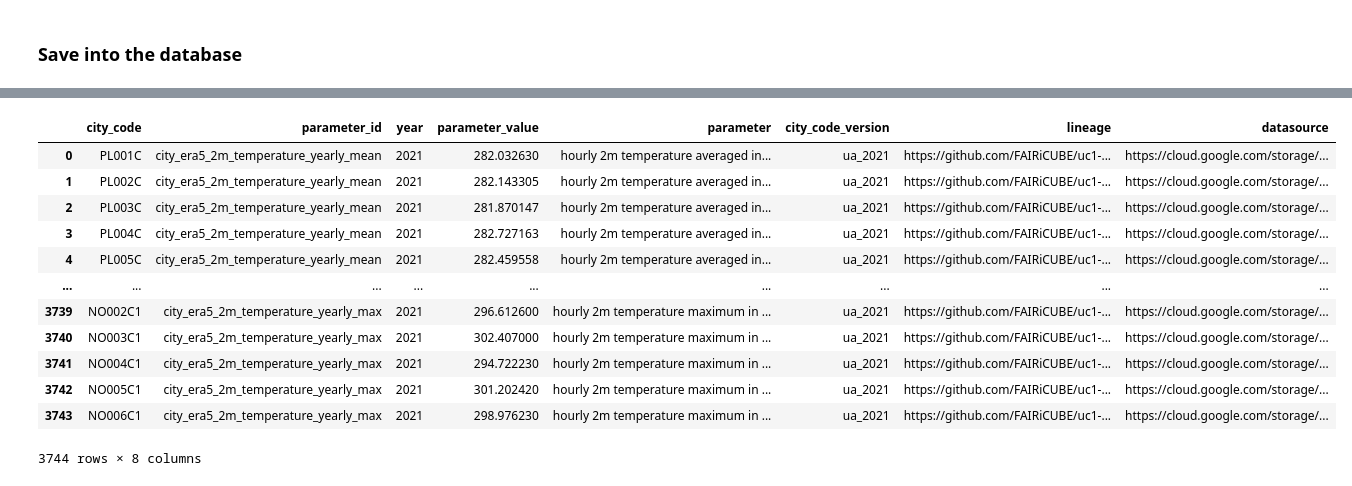
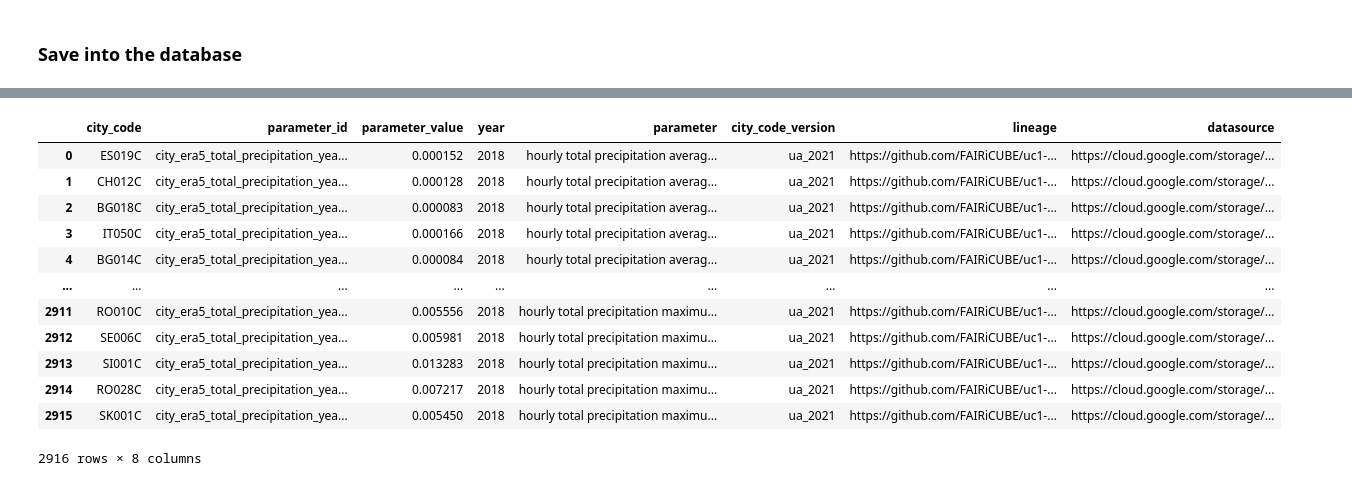
Before and after one commit to FAIRiCUBE/uc1-urban-climate, a Jupyter notebook: notebooks/dev/f04_climate_data/climate_indicators.ipynb, the cells around one changed output, grey strips where cells are left out. Cells and saved outputs as stored; diff of their text form; code cells hidden in the pictures.

```diff
--- a/notebooks/dev/f04_climate_data/climate_indicators.ipynb
+++ b/notebooks/dev/f04_climate_data/climate_indicators.ipynb
@@ -61,7 +68,7 @@ arco_era5 = xr.open_zarr(
     "toa_incident_solar_radiation",
     "total_cloud_cover",
     "total_column_water_vapour",
-    "total_precipitation",
+    # "total_precipitation",
     "type_of_high_vegetation",
     "type_of_low_vegetation",
     "u_component_of_wind",
@@ -513,7 +542,7 @@ tropical.to_sql(table_name, engine_postgresql, schema=schema_name, if_exists='ap
 # %% [markdown]
 ## Daily temperature stats
 # %%
-with performance_report(filename="temp_stats_2018.html"):
-    temp_stats = data_df.groupby('city')['2m_temperature'].agg(['mean', 'std', 'min', 'max'])
-    temp_stats_c = temp_stats.compute()
+with performance_report(filename="climate_stats_2018.html"):
+    climate_stats = data_df.groupby('city')[['2m_temperature', 'total_precipitation']].agg(['mean', 'std', 'min', 'max'])
+    climate_stats_c = climate_stats.compute()
 # %% [output]
@@ -526,2 +586,13 @@ temp_stats_c.to_csv('2m_temperature_2018_stats.csv')
 # %% [markdown]
 ### Save into the database
+# %%
+year = '2018'
+precipitation_stats = climate_stats_c[['total_precipitation']]
+precipitation_stats.columns = precipitation_stats.columns.droplevel(0)
+precipitation_stats.reset_index(inplace=True)
+precipitation_stats
+
+temperature_stats = climate_stats_c[['2m_temperature']]
+temperature_stats.columns = temperature_stats.columns.droplevel(0)
+temperature_stats.reset_index(inplace=True)
+temperature_stats
@@ -528,18 +615,17 @@ temp_stats_c.to_csv('2m_temperature_2018_stats.csv')
 # %%
-temp_stats = pd.read_csv('2m_temperature_2021_stats.csv')
 schema_name = 'cube'
-table_name = 'cu_city_era5_2m_temperature'
-temp_stats.rename(columns={'mean': 'parameter_value-city_era5_2m_temperature_yearly_mean',
-                     'std' : 'parameter_value-city_era5_2m_temperature_yearly_std',
-                     'min' : 'parameter_value-city_era5_2m_temperature_yearly_min',
-                     'max' : 'parameter_value-city_era5_2m_temperature_yearly_max',
+table_name = 'cu_city_era5_total_precipitation'
+precipitation_stats.rename(columns={'mean': 'parameter_value-city_era5_total_precipitation_yearly_mean',
+                     'std' : 'parameter_value-city_era5_total_precipitation_yearly_std',
+                     'min' : 'parameter_value-city_era5_total_precipitation_yearly_min',
+                     'max' : 'parameter_value-city_era5_total_precipitation_yearly_max',
                      'city' : 'city_code'}, inplace=True)
-temp_stats_long = pd.wide_to_long(temp_stats, stubnames='parameter_value',
+precipitation_stats_long = pd.wide_to_long(precipitation_stats, stubnames='parameter_value',
                                   i='city_code',
                                   j='parameter_id',
                                   sep='-',
-                                  suffix='(city_era5_2m_temperature_yearly_[A-z]*)')
-temp_stats_long.reset_index(inplace=True)
+                                  suffix='(city_era5_total_precipitation_yearly_[A-z]*)')
+precipitation_stats_long.reset_index(inplace=True)
 ##################################
 ## cu_* tables mandatory columns:
 # city_code,
@@ -551,14 +637,14 @@ temp_stats_long.reset_index(inplace=True)
 # lineage,
 # datasource
 
-temp_stats_long['year'] = year
-temp_stats_long['parameter'] = temp_stats_long['parameter_id']
-temp_stats_long.loc[temp_stats_long['parameter_id'] == 'city_era5_2m_temperature_yearly_mean', 'parameter'] ='hourly 2m temperature averaged in city over one year, based on 5th gen. ECMWF Atmospheric Reanalysis model'
-temp_stats_long.loc[temp_stats_long['parameter_id'] == 'city_era5_2m_temperature_yearly_std', 'parameter'] = 'hourly 2m temperature standard deviation in city over one year, based on 5th gen. ECMWF Atmospheric Reanalysis model'
-temp_stats_long.loc[temp_stats_long['parameter_id'] == 'city_era5_2m_temperature_yearly_min', 'parameter'] = 'hourly 2m temperature minimum in city within one year, based on 5th gen. ECMWF Atmospheric Reanalysis model'
-temp_stats_long.loc[temp_stats_long['parameter_id'] == 'city_era5_2m_temperature_yearly_max', 'parameter'] = 'hourly 2m temperature maximum in city within one year, based on 5th gen. ECMWF Atmospheric Reanalysis model'
-temp_stats_long['city_code_version'] = 'ua_2021'
-temp_stats_long['lineage'] = 'https://github.com/FAIRiCUBE/uc1-urban-climate/blob/master/notebooks/dev/f04_climate_data/climate_indicators.ipynb'
-temp_stats_long['datasource'] = 'https://cloud.google.com/storage/docs/public-datasets/era5'
-temp_stats_long
+precipitation_stats_long['year'] = year
+precipitation_stats_long['parameter'] = precipitation_stats_long['parameter_id']
+precipitation_stats_long.loc[precipitation_stats_long['parameter_id'] == 'city_era5_total_precipitation_yearly_mean', 'parameter'] ='hourly total precipitation averaged in city over one year, based on 5th gen. ECMWF Atmospheric Reanalysis model'
+precipitation_stats_long.loc[precipitation_stats_long['parameter_id'] == 'city_era5_total_precipitation_yearly_std', 'parameter'] = 'hourly total precipitation standard deviation in city over one year, based on 5th gen. ECMWF Atmospheric Reanalysis model'
+precipitation_stats_long.loc[precipitation_stats_long['parameter_id'] == 'city_era5_total_precipitation_yearly_min', 'parameter'] = 'hourly total precipitation minimum in city within one year, based on 5th gen. ECMWF Atmospheric Reanalysis model'
+precipitation_stats_long.loc[precipitation_stats_long['parameter_id'] == 'city_era5_total_precipitation_yearly_max', 'parameter'] = 'hourly total precipitation maximum in city within one year, based on 5th gen. ECMWF Atmospheric Reanalysis model'
+precipitation_stats_long['city_code_version'] = 'ua_2021'
+precipitation_stats_long['lineage'] = 'https://github.com/FAIRiCUBE/uc1-urban-climate/blob/master/notebooks/dev/f04_climate_data/climate_indicators.ipynb'
+precipitation_stats_long['datasource'] = 'https://cloud.google.com/storage/docs/public-datasets/era5'
+precipitation_stats_long
 # %% [output]
@@ -565,14 +655,14 @@ temp_stats_long
-|  | city_code | parameter_id | year | parameter_value | parameter | city_code_version | lineage | datasource |
-| 0 | PL001C | city_era5_2m_temperature_yearly_mean | 2021 | 282.032630 | hourly 2m temperature averaged in... | ua_2021 | https://github.com/FAIRiCUBE/uc1-... | https://cloud.google.com/storage/... |
-| 1 | PL002C | city_era5_2m_temperature_yearly_mean | 2021 | 282.143305 | hourly 2m temperature averaged in... | ua_2021 | https://github.com/FAIRiCUBE/uc1-... | https://cloud.google.com/storage/... |
-| 2 | PL003C | city_era5_2m_temperature_yearly_mean | 2021 | 281.870147 | hourly 2m temperature averaged in... | ua_2021 | https://github.com/FAIRiCUBE/uc1-... | https://cloud.google.com/storage/... |
-| 3 | PL004C | city_era5_2m_temperature_yearly_mean | 2021 | 282.727163 | hourly 2m temperature averaged in... | ua_2021 | https://github.com/FAIRiCUBE/uc1-... | https://cloud.google.com/storage/... |
-| 4 | PL005C | city_era5_2m_temperature_yearly_mean | 2021 | 282.459558 | hourly 2m temperature averaged in... | ua_2021 | https://github.com/FAIRiCUBE/uc1-... | https://cloud.google.com/storage/... |
+|  | city_code | parameter_id | parameter_value | year | parameter | city_code_version | lineage | datasource |
+| 0 | ES019C | city_era5_total_precipitation_yea... | 0.000152 | 2018 | hourly total precipitation averag... | ua_2021 | https://github.com/FAIRiCUBE/uc1-... | https://cloud.google.com/storage/... |
+| 1 | CH012C | city_era5_total_precipitation_yea... | 0.000128 | 2018 | hourly total precipitation averag... | ua_2021 | https://github.com/FAIRiCUBE/uc1-... | https://cloud.google.com/storage/... |
+| 2 | BG018C | city_era5_total_precipitation_yea... | 0.000083 | 2018 | hourly total precipitation averag... | ua_2021 | https://github.com/FAIRiCUBE/uc1-... | https://cloud.google.com/storage/... |
+| 3 | IT050C | city_era5_total_precipitation_yea... | 0.000166 | 2018 | hourly total precipitation averag... | ua_2021 | https://github.com/FAIRiCUBE/uc1-... | https://cloud.google.com/storage/... |
+| 4 | BG014C | city_era5_total_precipitation_yea... | 0.000084 | 2018 | hourly total precipitation averag... | ua_2021 | https://github.com/FAIRiCUBE/uc1-... | https://cloud.google.com/storage/... |
 | ... | ... | ... | ... | ... | ... | ... | ... | ... |
-| 3739 | NO002C1 | city_era5_2m_temperature_yearly_max | 2021 | 296.612600 | hourly 2m temperature maximum in ... | ua_2021 | https://github.com/FAIRiCUBE/uc1-... | https://cloud.google.com/storage/... |
-| 3740 | NO003C1 | city_era5_2m_temperature_yearly_max | 2021 | 302.407000 | hourly 2m temperature maximum in ... | ua_2021 | https://github.com/FAIRiCUBE/uc1-... | https://cloud.google.com/storage/... |
-| 3741 | NO004C1 | city_era5_2m_temperature_yearly_max | 2021 | 294.722230 | hourly 2m temperature maximum in ... | ua_2021 | https://github.com/FAIRiCUBE/uc1-... | https://cloud.google.com/storage/... |
-| 3742 | NO005C1 | city_era5_2m_temperature_yearly_max | 2021 | 301.202420 | hourly 2m temperature maximum in ... | ua_2021 | https://github.com/FAIRiCUBE/uc1-... | https://cloud.google.com/storage/... |
-| 3743 | NO006C1 | city_era5_2m_temperature_yearly_max | 2021 | 298.976230 | hourly 2m temperature maximum in ... | ua_2021 | https://github.com/FAIRiCUBE/uc1-... | https://cloud.google.com/storage/... |
+| 2911 | RO010C | city_era5_total_precipitation_yea... | 0.005556 | 2018 | hourly total precipitation maximu... | ua_2021 | https://github.com/FAIRiCUBE/uc1-... | https://cloud.google.com/storage/... |
+| 2912 | SE006C | city_era5_total_precipitation_yea... | 0.005981 | 2018 | hourly total precipitation maximu... | ua_2021 | https://github.com/FAIRiCUBE/uc1-... | https://cloud.google.com/storage/... |
+| 2913 | SI001C | city_era5_total_precipitation_yea... | 0.013283 | 2018 | hourly total precipitation maximu... | ua_2021 | https://github.com/FAIRiCUBE/uc1-... | https://cloud.google.com/storage/... |
+| 2914 | RO028C | city_era5_total_precipitation_yea... | 0.007217 | 2018 | hourly total precipitation maximu... | ua_2021 | https://github.com/FAIRiCUBE/uc1-... | https://cloud.google.com/storage/... |
+| 2915 | SK001C | city_era5_total_precipitation_yea... | 0.005450 | 2018 | hourly total precipitation maximu... | ua_2021 | https://github.com/FAIRiCUBE/uc1-... | https://cloud.google.com/storage/... |
-3744 rows × 8 columns
+2916 rows × 8 columns
 # %%
```
Also changed, not shown: parts of 29 cells of this notebook, 5 other files.
